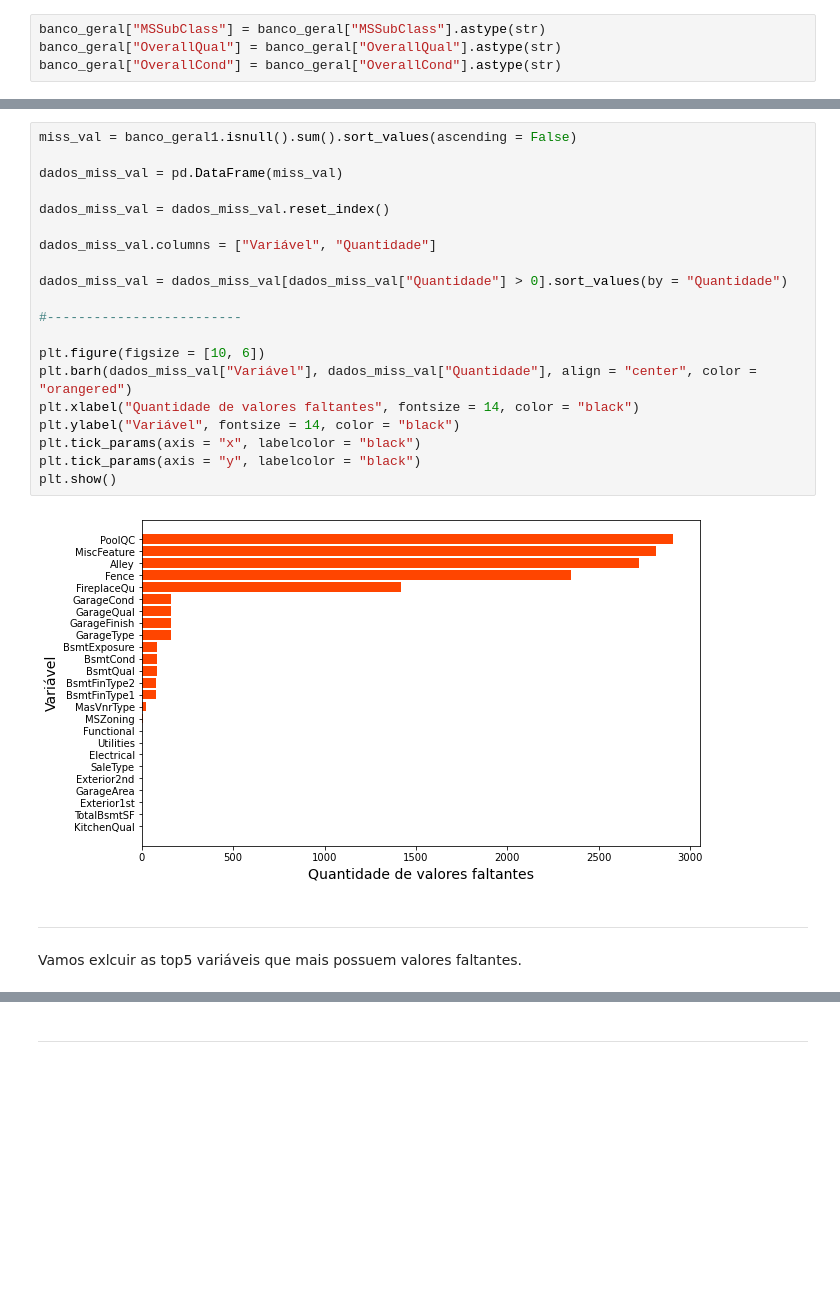
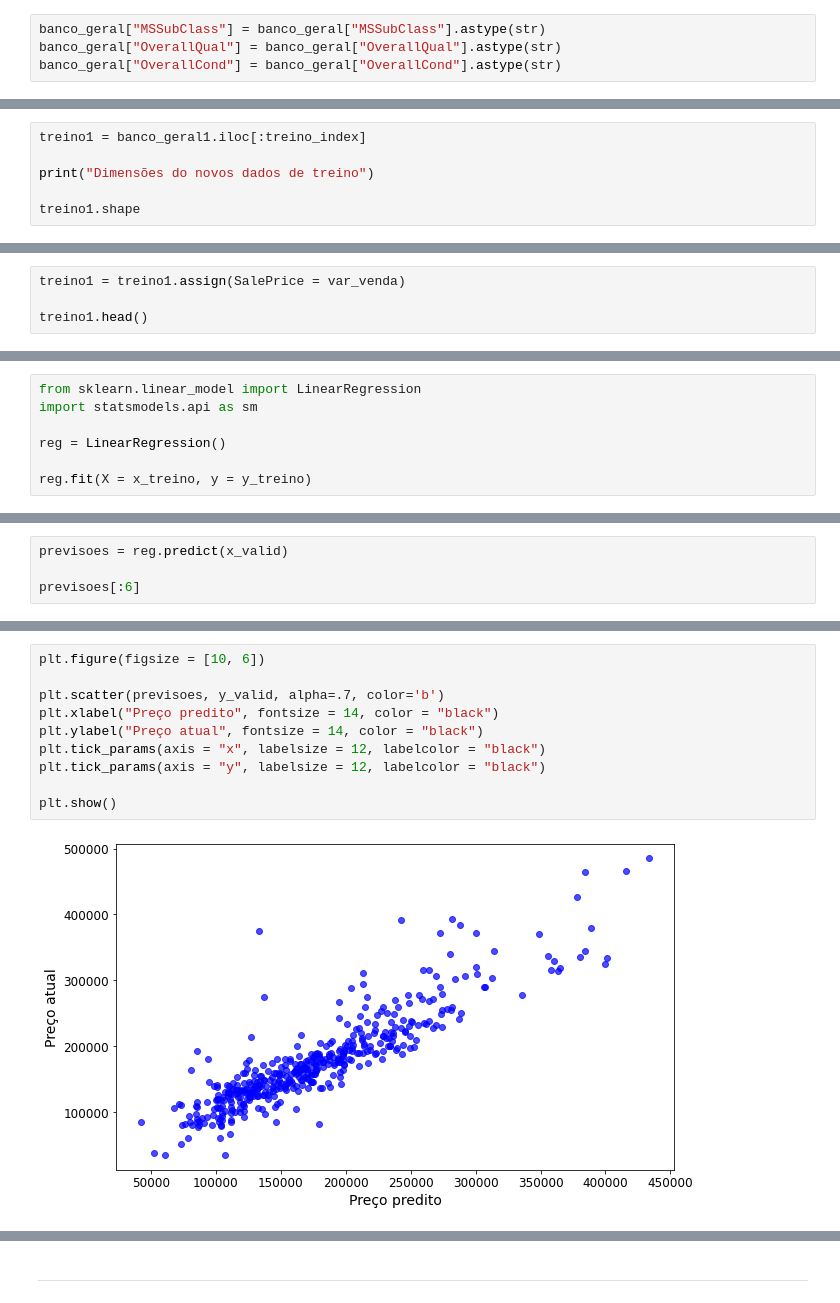
Before and after one commit to barbosarafael/Projetos, a Jupyter notebook: House Prices - Advanced Regression Techniques/notebook_2.ipynb, the cells around one changed output, grey strips where cells are left out. Cells and saved outputs as stored; diff of their text form; blank space fills up the shorter version.

```diff
--- a/House Prices - Advanced Regression Techniques/notebook_2.ipynb
+++ b/House Prices - Advanced Regression Techniques/notebook_2.ipynb
@@ -148,0 +208,6 @@ banco_geral1.head()
+# %%
+treino1 = banco_geral1.iloc[:treino_index]
+
+print("Dimensões do novos dados de treino")
+
+treino1.shape
@@ -148,0 +226,4 @@ banco_geral1.head()
+# %%
+treino1 = treino1.assign(SalePrice = var_venda)
+
+treino1.head()
@@ -148,0 +270,7 @@ banco_geral1.head()
+# %%
+from sklearn.linear_model import LinearRegression
+import statsmodels.api as sm
+
+reg = LinearRegression()
+
+reg.fit(X = x_treino, y = y_treino)
@@ -148,0 +285,4 @@ banco_geral1.head()
+# %%
+previsoes = reg.predict(x_valid)
+
+previsoes[:6]
@@ -149,26 +300,12 @@ banco_geral1.head()
 # %%
-miss_val = banco_geral1.isnull().sum().sort_values(ascending = False)
+plt.figure(figsize = [10, 6])
 
-dados_miss_val = pd.DataFrame(miss_val)
+plt.scatter(previsoes, y_valid, alpha=.7, color='b')
+plt.xlabel("Preço predito", fontsize = 14, color = "black")
+plt.ylabel("Preço atual", fontsize = 14, color = "black")
+plt.tick_params(axis = "x", labelsize = 12, labelcolor = "black")
+plt.tick_params(axis = "y", labelsize = 12, labelcolor = "black")
 
-dados_miss_val = dados_miss_val.reset_index()
-
-dados_miss_val.columns = ["Variável", "Quantidade"]
-
-dados_miss_val = dados_miss_val[dados_miss_val["Quantidade"] > 0].sort_values(by = "Quantidade")
-
-#-------------------------
-
-plt.figure(figsize = [10, 6])
-plt.barh(dados_miss_val["Variável"], dados_miss_val["Quantidade"], align = "center", color = "orangered")
-plt.xlabel("Quantidade de valores faltantes", fontsize = 14, color = "black")
-plt.ylabel("Variável", fontsize = 14, color = "black")
-plt.tick_params(axis = "x", labelcolor = "black")
-plt.tick_params(axis = "y", labelcolor = "black")
 plt.show()
 # %% [output]
-[figure, old version]
+[figure, new version]
-# %% [markdown]
----
-
-Vamos exlcuir as top5 variáveis que mais possuem valores faltantes.
```
Also changed, not shown: parts of 28 cells of this notebook, 3 other files.
